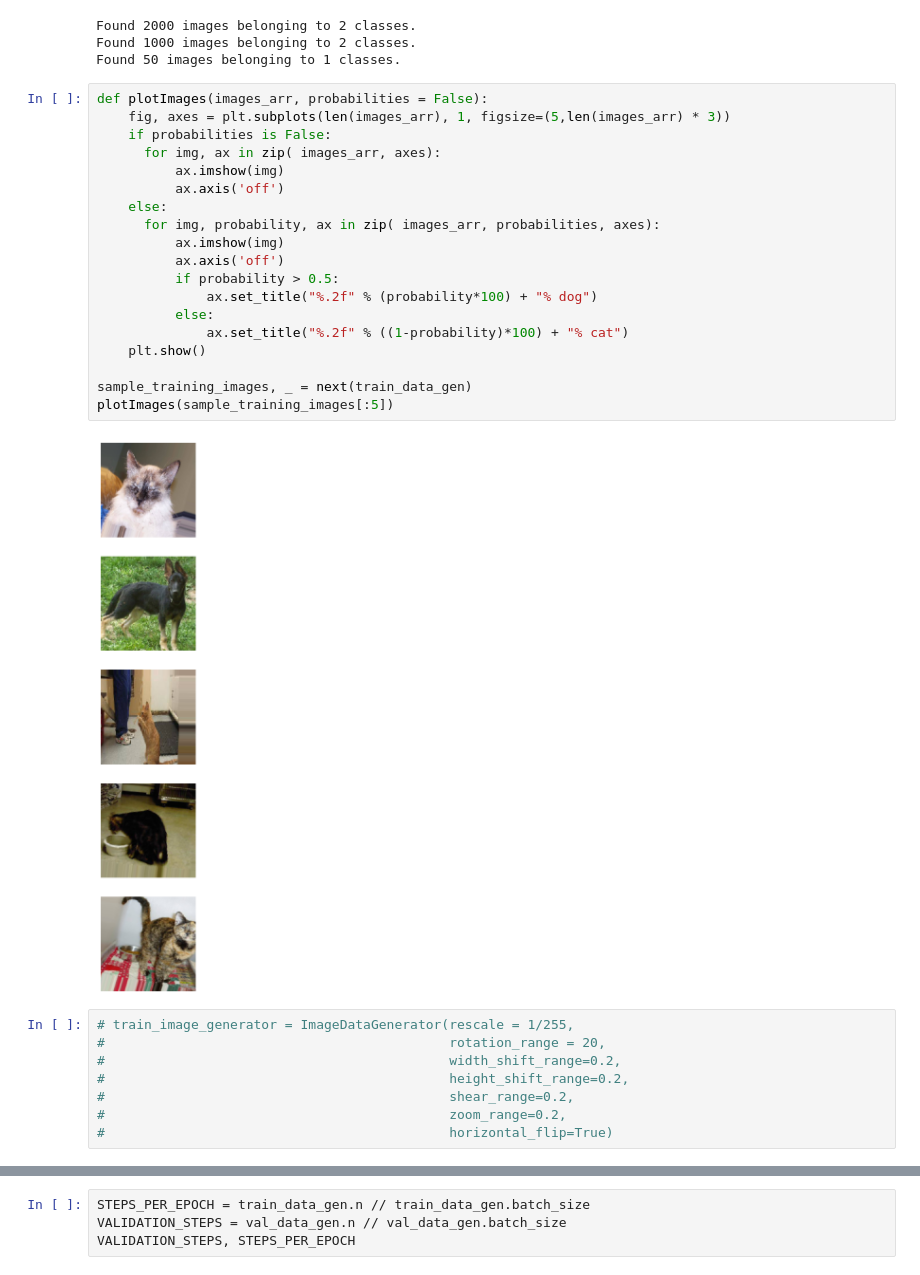
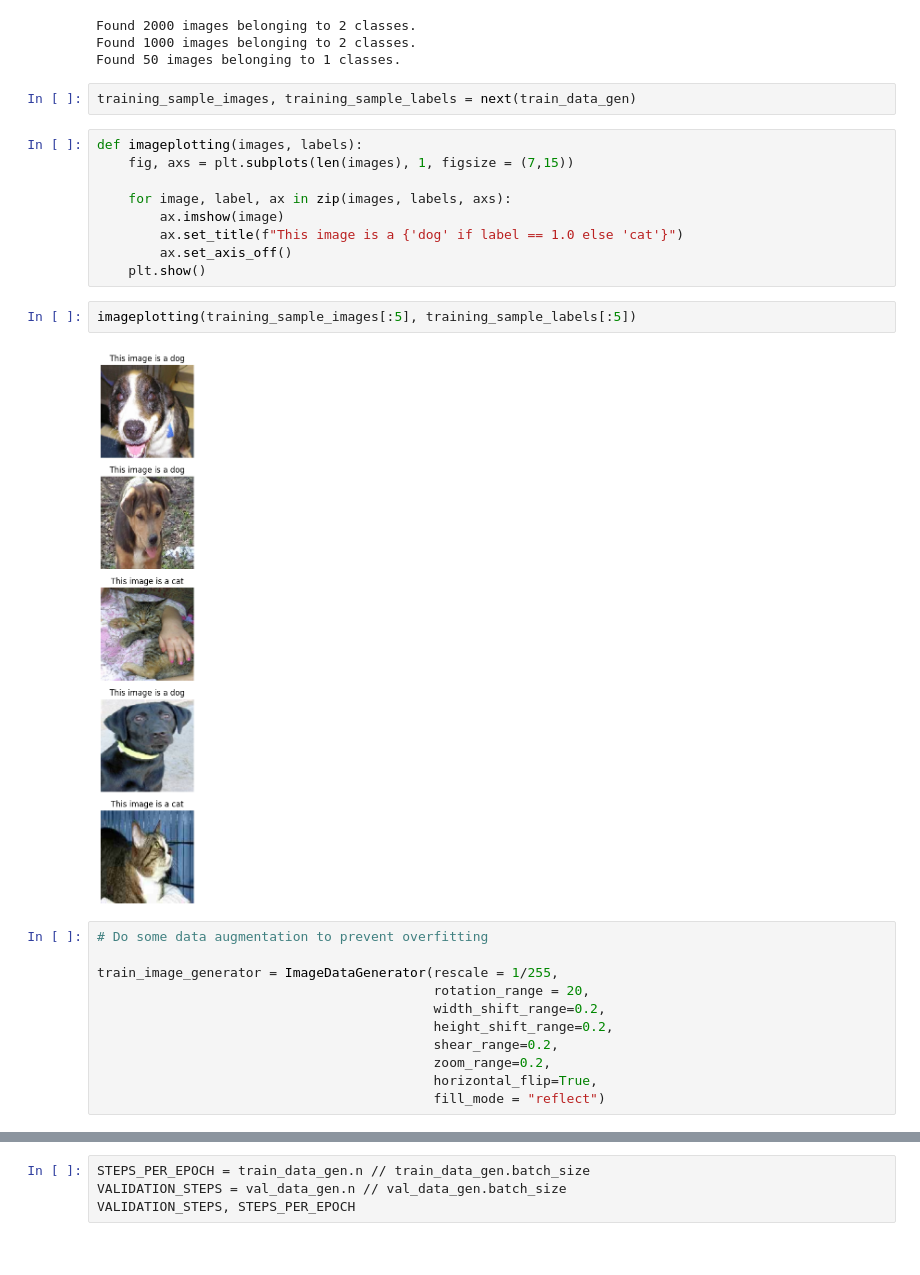
Before and after one commit to eginoux/cat_dog_classifier, a Jupyter notebook: FCC_cat_dog_classifier.ipynb, the cells around one changed output, grey strips where cells are left out. Cells and saved outputs as stored; diff of their text form.

```diff
--- a/FCC_cat_dog_classifier.ipynb
+++ b/FCC_cat_dog_classifier.ipynb
@@ -75,33 +57,30 @@ test_data_gen = test_image_generator.flow_from_directory(
 Found 2000 images belonging to 2 classes.
 Found 1000 images belonging to 2 classes.
 Found 50 images belonging to 1 classes.
-# %%
-def plotImages(images_arr, probabilities = False):
-    fig, axes = plt.subplots(len(images_arr), 1, figsize=(5,len(images_arr) * 3))
-    if probabilities is False:
-      for img, ax in zip( images_arr, axes):
-          ax.imshow(img)
-          ax.axis('off')
-    else:
-      for img, probability, ax in zip( images_arr, probabilities, axes):
-          ax.imshow(img)
-          ax.axis('off')
-          if probability > 0.5:
-              ax.set_title("%.2f" % (probability*100) + "% dog")
-          else:
-              ax.set_title("%.2f" % ((1-probability)*100) + "% cat")
-    plt.show()
-
-sample_training_images, _ = next(train_data_gen)
-plotImages(sample_training_images[:5])
-# %% [output]
-[figure, removed]
+# %%
+training_sample_images, training_sample_labels = next(train_data_gen)
+# %%
+def imageplotting(images, labels):
+    fig, axs = plt.subplots(len(images), 1, figsize = (7,15))
+
+    for image, label, ax in zip(images, labels, axs):
+        ax.imshow(image)
+        ax.set_title(f"This image is a {'dog' if label == 1.0 else 'cat'}")
+        ax.set_axis_off()
+    plt.show()
+# %%
+imageplotting(training_sample_images[:5], training_sample_labels[:5])
+# %% [output]
+[figure, added]
 # %%
-# train_image_generator = ImageDataGenerator(rescale = 1/255,
-#                                            rotation_range = 20,
-#                                            width_shift_range=0.2,
-#                                            height_shift_range=0.2,
-#                                            shear_range=0.2,
-#                                            zoom_range=0.2,
-#                                            horizontal_flip=True)
+# Do some data augmentation to prevent overfitting
+
+train_image_generator = ImageDataGenerator(rescale = 1/255,
+                                           rotation_range = 20,
+                                           width_shift_range=0.2,
+                                           height_shift_range=0.2,
+                                           shear_range=0.2,
+                                           zoom_range=0.2,
+                                           horizontal_flip=True,
+                                           fill_mode = "reflect")
 # %%
```
Also changed, not shown: parts of 10 cells of this notebook.
